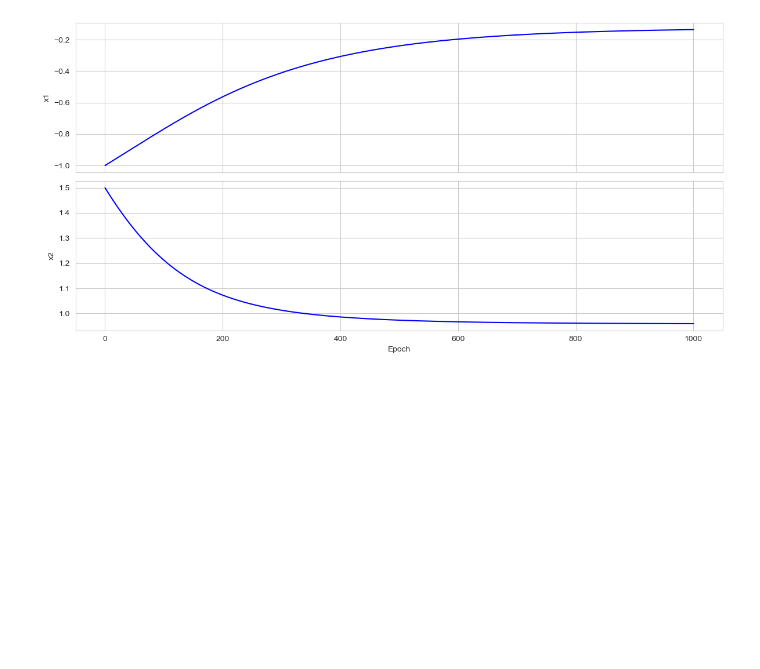
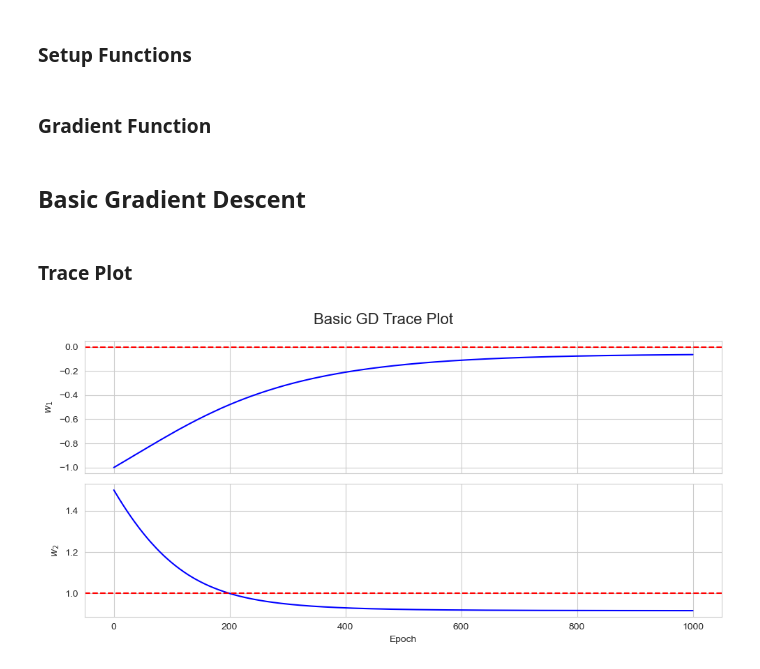
Before and after one commit to jreaso/gradient-descent-algorithms, a Jupyter notebook: binary_classifier.ipynb, the cells around one changed output. Drawn from its saved outputs; the diff is of its cells as text; code cells hidden in the pictures; blank space fills up the shorter version.

```diff
--- a/binary_classifier.ipynb
+++ b/binary_classifier.ipynb
@@ -23,7 +27,7 @@ def data_generating_model(n, w):
     z[:, 1] = np.random.binomial(1, p, size=n)
     return z
 
-n_obs = 500
-w_true = np.array([0, 1])
+n_obs = 1000
+w_true = np.array((0, 1))
 z_obs = data_generating_model(n_obs, w_true)
 # %%
@@ -38,3 +42,5 @@ NameError: name 'plt' is not defined
+# %% [markdown]
+### Setup Functions
 # %%
 # Prediction Rule
 def prediction_rule(x, w):
@@ -63,6 +77,8 @@ def grad_risk_fun(w, z, n):
         grd += grad_loss_fun(w, z[i, :])
     grd /= n
     return grd
+# %% [markdown]
+### Gradient Function
 # %%
 def grad_fun(w):
     return grad_risk_fun(w, z_obs, n_obs)
@@ -71,14 +85,23 @@ optimal_w, w_trace = gd(grad_fun, (-1, 1.5), return_trace=True)
+# %% [markdown]
+## Basic Gradient Descent
+# %%
+w_opt, w_trace = gd(grad_fun, (-1, 1.5), return_trace=True)
+# %% [markdown]
+### Trace Plot
 # %%
-fig, (ax1, ax2) = plt.subplots(2, 1, figsize=(12, 6), sharex=True)
+fig, (ax1, ax2) = plt.subplots(2, 1, figsize=(10, 5), sharex=True)
 
 sns.lineplot(x=range(len(w_trace)), y=w_trace[:, 0], ax=ax1, color='blue')
-ax1.set_ylabel('x1')
+ax1.set_ylabel('$w_1$')
+ax1.axhline(y=w_true[0], color='red', linestyle='--')
 
 sns.lineplot(x=range(len(w_trace)), y=w_trace[:, 1], ax=ax2, color='blue')
+ax2.set_ylabel('$w_2$')
+ax2.axhline(y=w_true[1], color='red', linestyle='--')
 ax2.set_xlabel('Epoch')
-ax2.set_ylabel('x2')
 
+fig.suptitle('Basic GD Trace Plot', fontsize=16)
 plt.tight_layout()
 plt.show()
 # %% [output]
-[figure, old version]
+[figure, new version]
```
Also changed, not shown: parts of 9 cells of this notebook.
